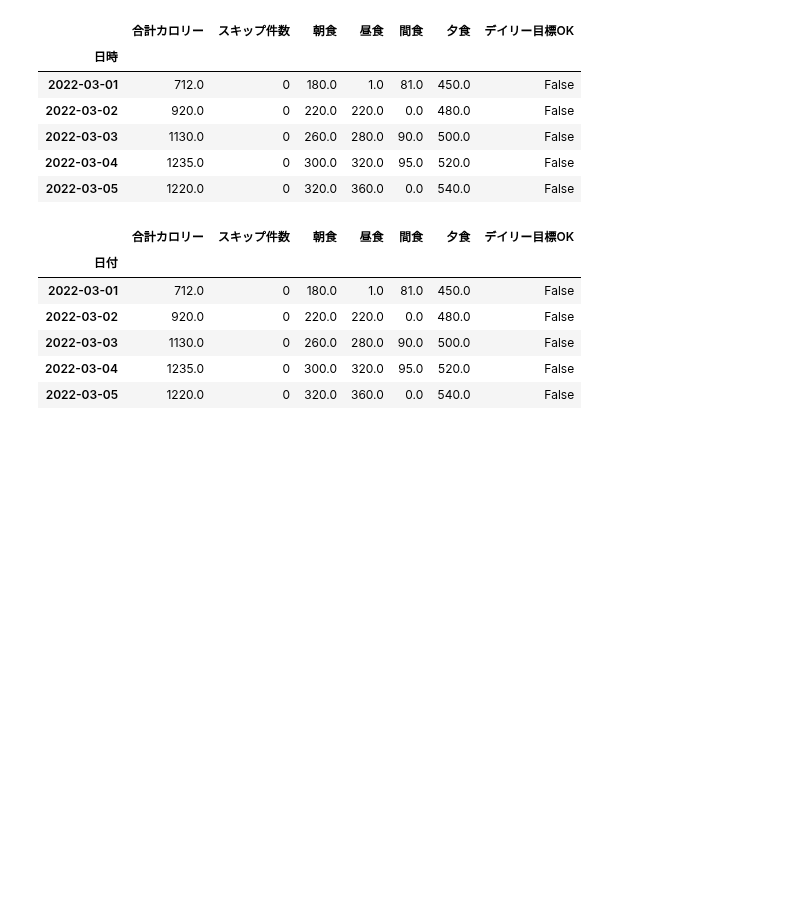
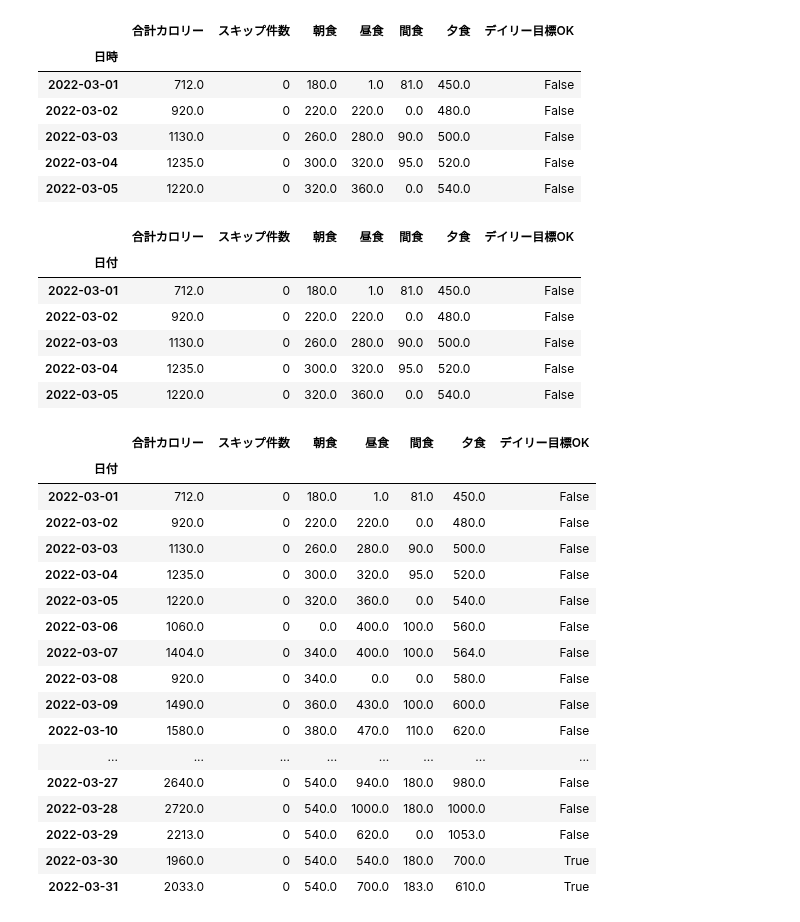
Before and after one commit to kjfarm1225/pyq_practice, a Jupyter notebook: 116_4_calories_practice/practice_116_4_step3_summary_df.ipynb, the cells around one changed output. Drawn from its saved outputs; the diff is of its cells as text; code cells hidden in the pictures; blank space fills up the shorter version.

```diff
--- a/116_4_calories_practice/practice_116_4_step3_summary_df.ipynb
+++ b/116_4_calories_practice/practice_116_4_step3_summary_df.ipynb
@@ -208,3 +208,24 @@ summary_df.head()
 | 2022-03-03 | 1130.0 | 0 | 260.0 | 280.0 | 90.0 | 500.0 | False |
 | 2022-03-04 | 1235.0 | 0 | 300.0 | 320.0 | 95.0 | 520.0 | False |
 | 2022-03-05 | 1220.0 | 0 | 320.0 | 360.0 | 0.0 | 540.0 | False |
+# %%
+summary_df
+# %% [output]
+|  | 合計カロリー | スキップ件数 | 朝食 | 昼食 | 間食 | 夕食 | デイリー目標OK |
+| 日付 |  |  |  |  |  |  |  |
+| 2022-03-01 | 712.0 | 0 | 180.0 | 1.0 | 81.0 | 450.0 | False |
+| 2022-03-02 | 920.0 | 0 | 220.0 | 220.0 | 0.0 | 480.0 | False |
+| 2022-03-03 | 1130.0 | 0 | 260.0 | 280.0 | 90.0 | 500.0 | False |
+| 2022-03-04 | 1235.0 | 0 | 300.0 | 320.0 | 95.0 | 520.0 | False |
+| 2022-03-05 | 1220.0 | 0 | 320.0 | 360.0 | 0.0 | 540.0 | False |
+| 2022-03-06 | 1060.0 | 0 | 0.0 | 400.0 | 100.0 | 560.0 | False |
+| 2022-03-07 | 1404.0 | 0 | 340.0 | 400.0 | 100.0 | 564.0 | False |
+| 2022-03-08 | 920.0 | 0 | 340.0 | 0.0 | 0.0 | 580.0 | False |
+| 2022-03-09 | 1490.0 | 0 | 360.0 | 430.0 | 100.0 | 600.0 | False |
+| 2022-03-10 | 1580.0 | 0 | 380.0 | 470.0 | 110.0 | 620.0 | False |
+| ... | ... | ... | ... | ... | ... | ... | ... |
+| 2022-03-27 | 2640.0 | 0 | 540.0 | 940.0 | 180.0 | 980.0 | False |
+| 2022-03-28 | 2720.0 | 0 | 540.0 | 1000.0 | 180.0 | 1000.0 | False |
+| 2022-03-29 | 2213.0 | 0 | 540.0 | 620.0 | 0.0 | 1053.0 | False |
+| 2022-03-30 | 1960.0 | 0 | 540.0 | 540.0 | 180.0 | 700.0 | True |
+| 2022-03-31 | 2033.0 | 0 | 540.0 | 700.0 | 183.0 | 610.0 | True |
```
Also changed, not shown: parts of 1 cell of this notebook, 2 other files.
